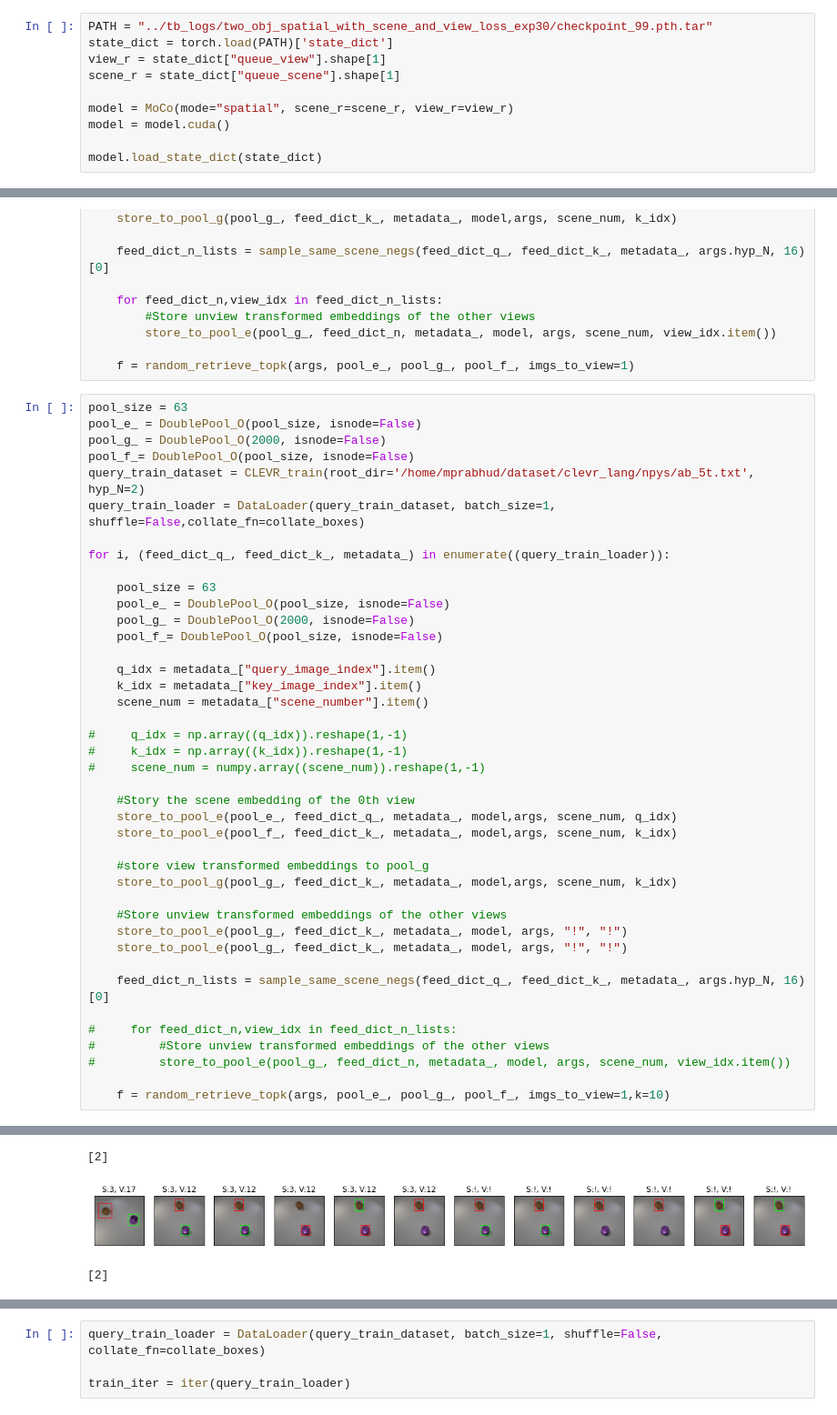
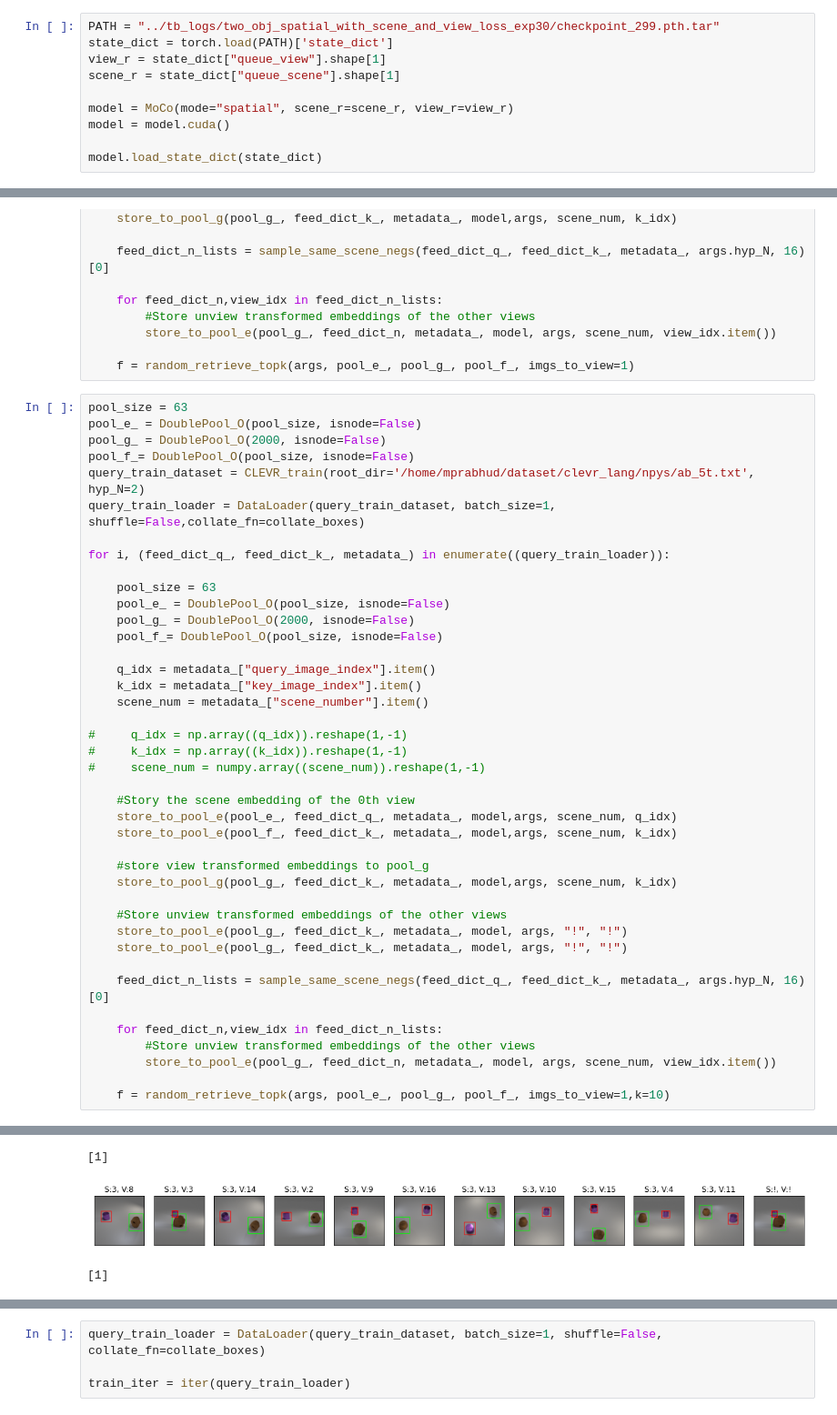
Before and after one commit to sakshamjindal/Non-Metric-3d-Representation, a Jupyter notebook: nbs/visalise_two_object_view.ipynb, the cells around one changed output, grey strips where cells are left out. Shown at 91% size. Drawn from its saved outputs; the diff is of its cells as text.

```diff
--- a/nbs/visalise_two_object_view.ipynb
+++ b/nbs/visalise_two_object_view.ipynb
@@ -30,5 +28,5 @@ Initialised..... 10  files...
 # %%
-PATH = "../tb_logs/two_obj_spatial_with_scene_and_view_loss_exp30/checkpoint_99.pth.tar"
+PATH = "../tb_logs/two_obj_spatial_with_scene_and_view_loss_exp30/checkpoint_299.pth.tar"
 state_dict = torch.load(PATH)['state_dict']
 view_r = state_dict["queue_view"].shape[1]
 scene_r = state_dict["queue_scene"].shape[1]
@@ -235,9 +289,9 @@ for i, (feed_dict_q_, feed_dict_k_, metadata_) in enumerate((query_train_loader)
 
     feed_dict_n_lists = sample_same_scene_negs(feed_dict_q_, feed_dict_k_, metadata_, args.hyp_N, 16)[0]
 
-#     for feed_dict_n,view_idx in feed_dict_n_lists:
-#         #Store unview transformed embeddings of the other views
-#         store_to_pool_e(pool_g_, feed_dict_n, metadata_, model, args, scene_num, view_idx.item())
+    for feed_dict_n,view_idx in feed_dict_n_lists:
+        #Store unview transformed embeddings of the other views
+        store_to_pool_e(pool_g_, feed_dict_n, metadata_, model, args, scene_num, view_idx.item())
 
     f = random_retrieve_topk(args, pool_e_, pool_g_, pool_f_, imgs_to_view=1,k=10)
 # %% [output]
@@ -251,3 +305,3 @@ Initialised..... 10  files...
-[2]
+[1]
-[figure, old version]
+[figure, new version]
-[2]
+[1]
```
Also changed, not shown: parts of 3 cells of this notebook, 5 other files.
